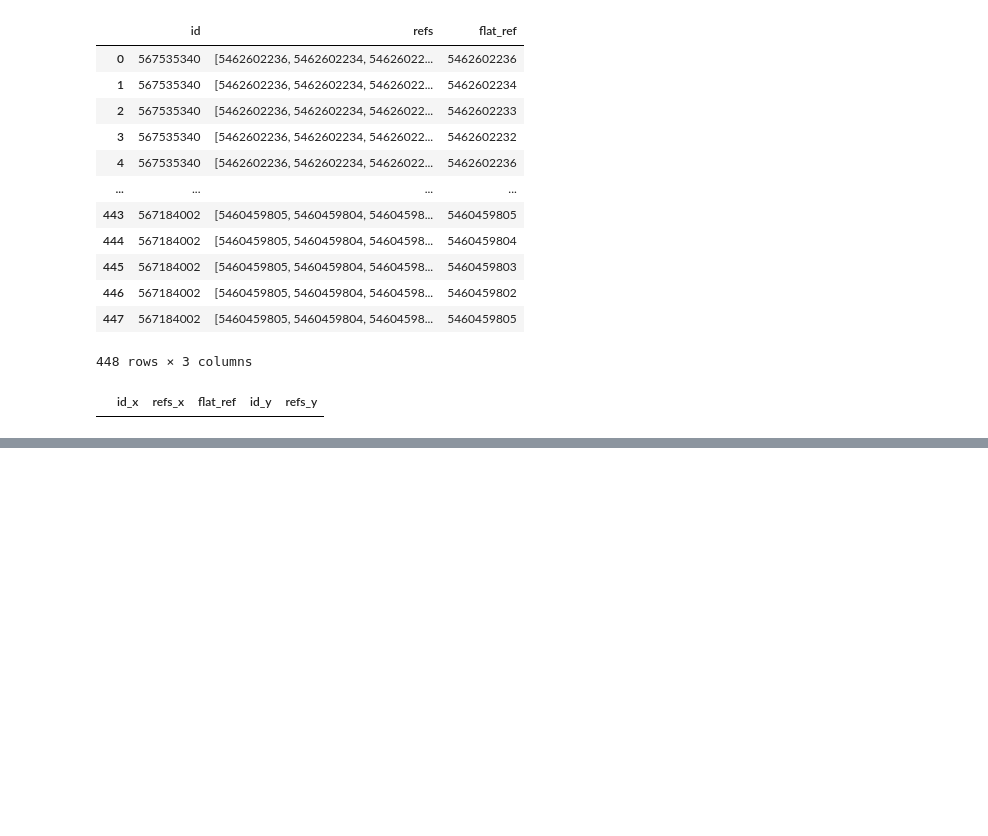
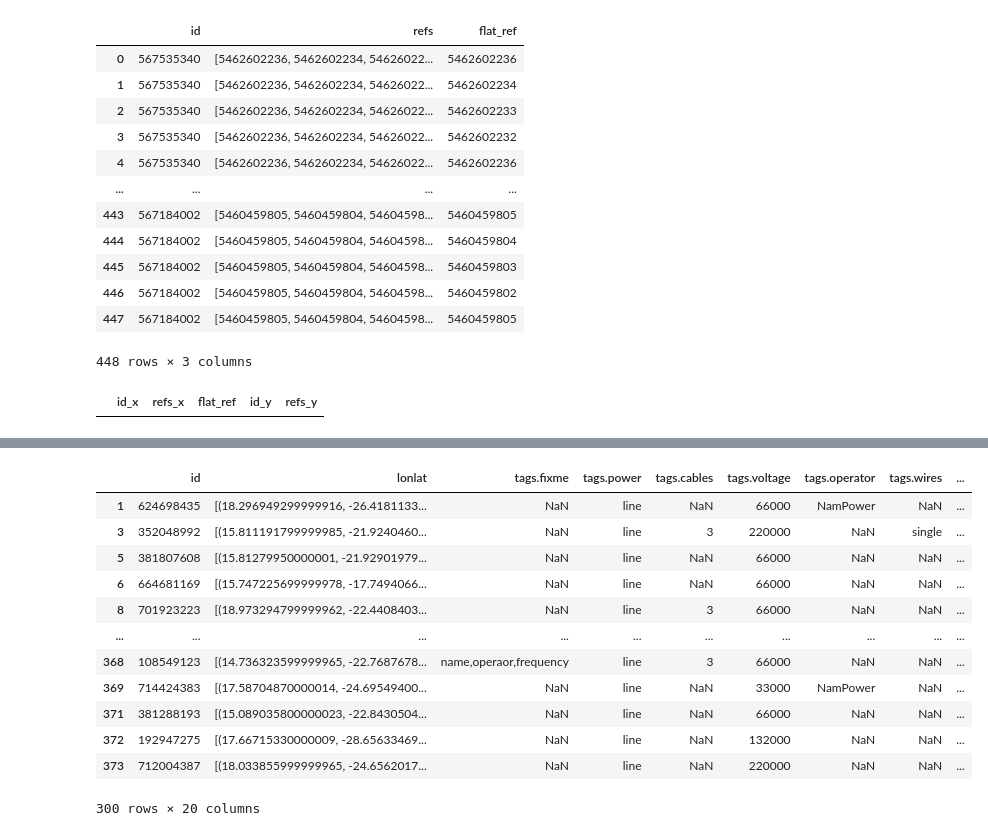
Before and after one commit to pypsa-meets-earth/pypsa-africa-hackathon, a Jupyter notebook: notebooks/osm_pbf_power_data_extractor_test.ipynb, the cells around one changed output, grey strips where cells are left out. Cells and saved outputs as stored; diff of their text form; code cells hidden in the pictures; blank space fills up the shorter version.

```diff
--- a/notebooks/osm_pbf_power_data_extractor_test.ipynb
+++ b/notebooks/osm_pbf_power_data_extractor_test.ipynb
@@ -656,0 +676,16 @@ set()
+# %%
+df_all_lines2
+# %% [output]
+|  | id | lonlat | tags.fixme | tags.power | tags.cables | tags.voltage | tags.operator | tags.wires | ... |
+| 1 | 624698435 | [(18.296949299999916, -26.4181133... | NaN | line | NaN | 66000 | NamPower | NaN | ... |
+| 3 | 352048992 | [(15.811191799999985, -21.9240460... | NaN | line | 3 | 220000 | NaN | single | ... |
+| 5 | 381807608 | [(15.81279950000001, -21.92901979... | NaN | line | NaN | 66000 | NaN | NaN | ... |
+| 6 | 664681169 | [(15.747225699999978, -17.7494066... | NaN | line | NaN | 66000 | NaN | NaN | ... |
+| 8 | 701923223 | [(18.973294799999962, -22.4408403... | NaN | line | 3 | 66000 | NaN | NaN | ... |
+| ... | ... | ... | ... | ... | ... | ... | ... | ... | ... |
+| 368 | 108549123 | [(14.736323599999965, -22.7687678... | name,operaor,frequency | line | 3 | 66000 | NaN | NaN | ... |
+| 369 | 714424383 | [(17.58704870000014, -24.69549400... | NaN | line | NaN | 33000 | NamPower | NaN | ... |
+| 371 | 381288193 | [(15.089035800000023, -22.8430504... | NaN | line | NaN | 66000 | NaN | NaN | ... |
+| 372 | 192947275 | [(17.66715330000009, -28.65633469... | NaN | line | NaN | 132000 | NaN | NaN | ... |
+| 373 | 712004387 | [(18.033855999999965, -24.6562017... | NaN | line | NaN | 220000 | NaN | NaN | ... |
+300 rows × 20 columns
```
Also changed, not shown: parts of 5 cells of this notebook.
